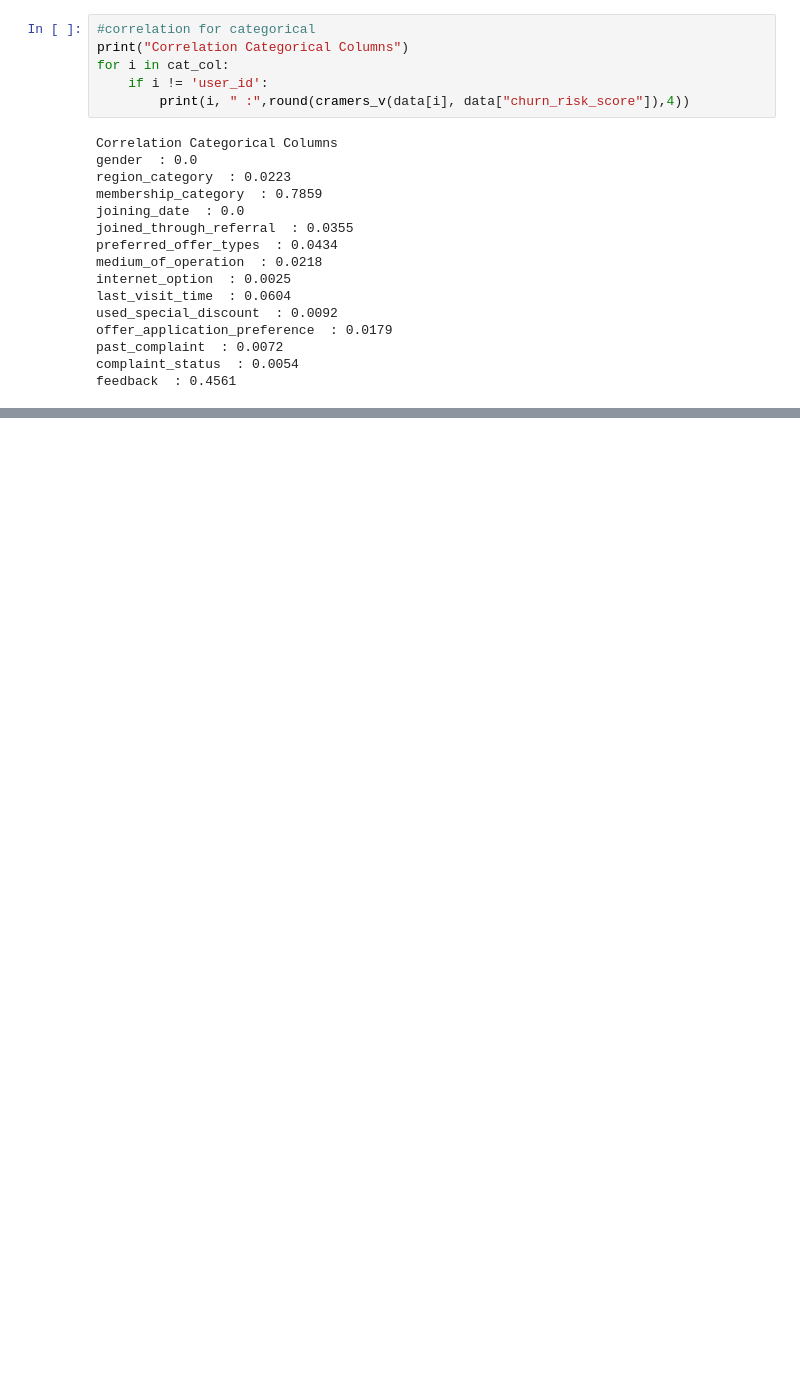
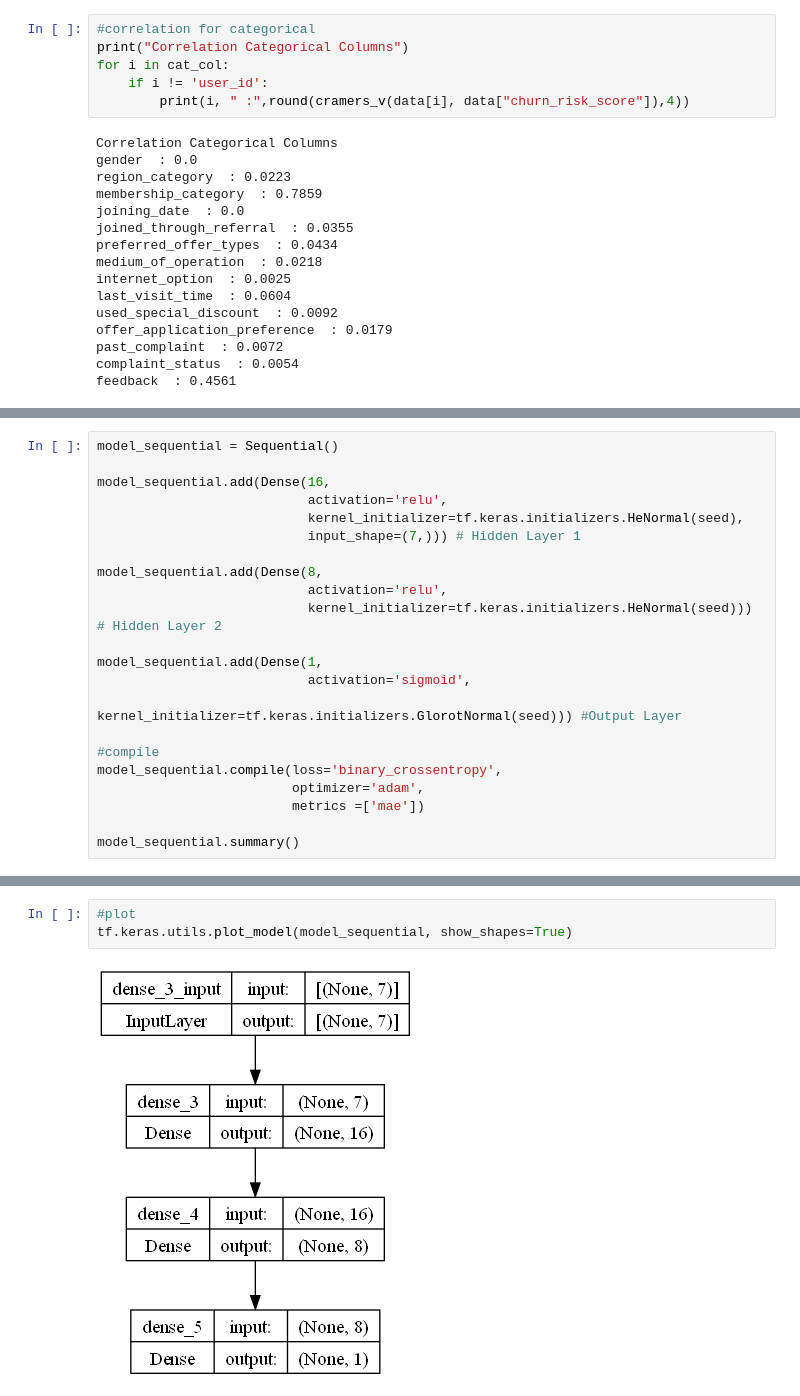
Before and after one commit to ediashta/HaiMeds-Churn-Prediction, a Jupyter notebook: h8dsft_P2M1_Edisahta.ipynb, the cells around one changed output, grey strips where cells are left out. Cells and saved outputs as stored; diff of their text form; blank space fills up the shorter version.

Commit message:
Commit 26072023_Add Sequential Model 1

```diff
--- a/h8dsft_P2M1_Edisahta.ipynb
+++ b/h8dsft_P2M1_Edisahta.ipynb
@@ -185,0 +369,22 @@ feedback  : 0.4561
+# %%
+model_sequential = Sequential()
+
+model_sequential.add(Dense(16,
+                           activation='relu',
+                           kernel_initializer=tf.keras.initializers.HeNormal(seed),
+                           input_shape=(7,))) # Hidden Layer 1
+
+model_sequential.add(Dense(8,
+                           activation='relu',
+                           kernel_initializer=tf.keras.initializers.HeNormal(seed))) # Hidden Layer 2
+
+model_sequential.add(Dense(1,
+                           activation='sigmoid',
+                           kernel_initializer=tf.keras.initializers.GlorotNormal(seed))) #Output Layer
+
+#compile
+model_sequential.compile(loss='binary_crossentropy',
+                         optimizer='adam',
+                         metrics =['mae'])
+
+model_sequential.summary()
@@ -185,0 +407,5 @@ feedback  : 0.4561
+# %%
+#plot
+tf.keras.utils.plot_model(model_sequential, show_shapes=True)
+# %% [output]
+[figure, added]
```
Also changed, not shown: parts of 34 cells of this notebook, 1 other file.
